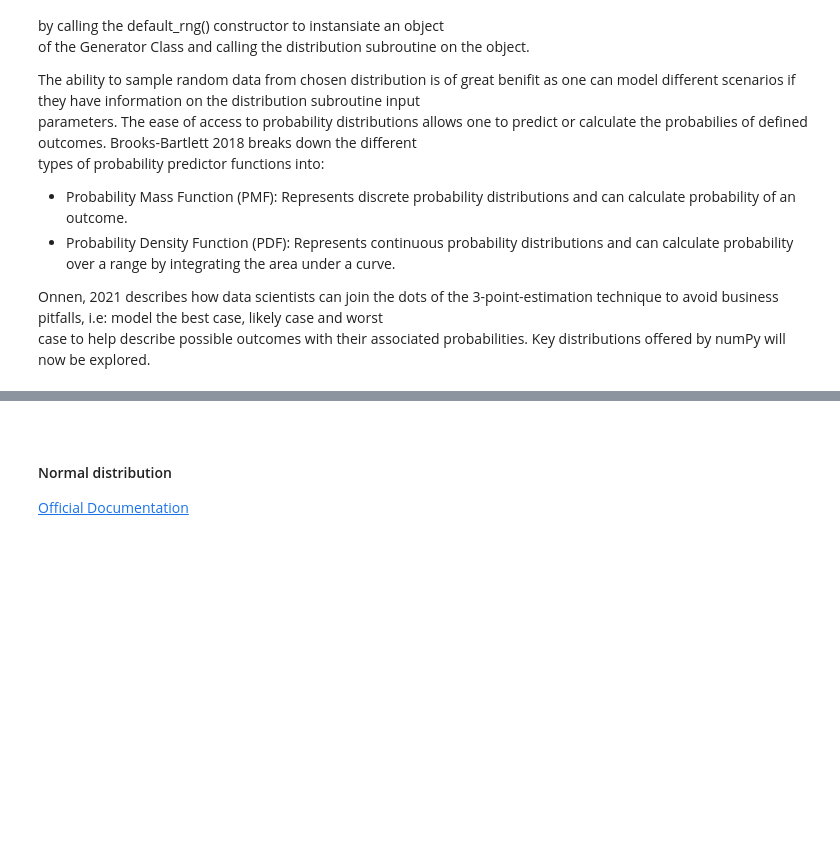
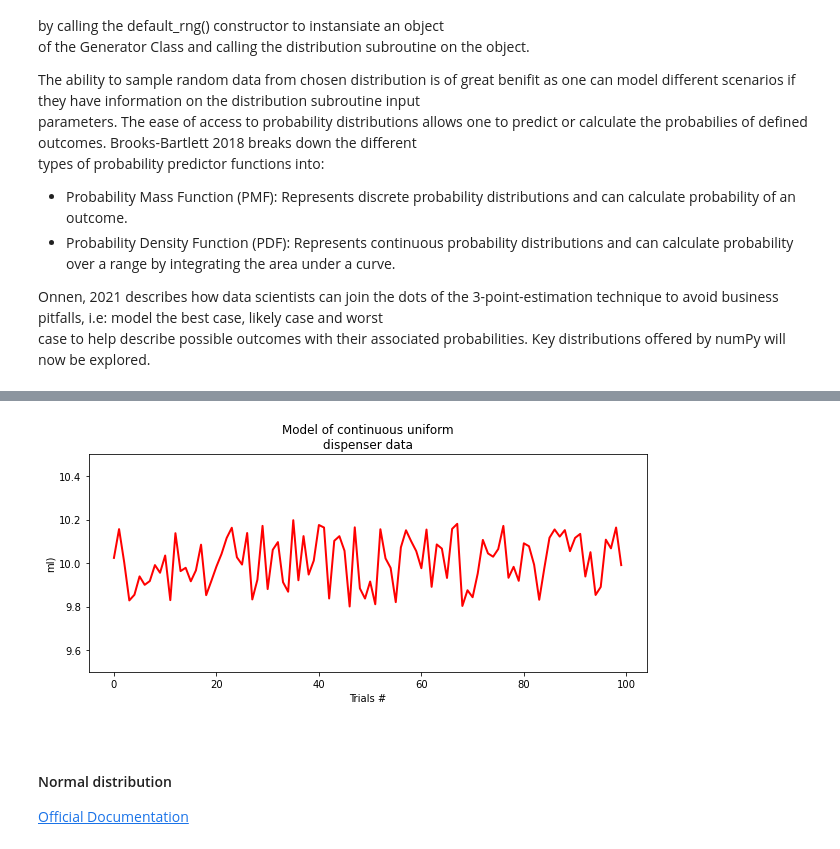
Before and after one commit to CiaranMoran27/numpy.random, a Jupyter notebook: numpy-random.ipynb, the cells around one changed output, grey strips where cells are left out. Saved outputs shown, nothing was run; the diff lists cells and outputs as text; code cells hidden in the pictures; blank space fills up the shorter version.

```diff
--- a/numpy-random.ipynb
+++ b/numpy-random.ipynb
@@ -252,3 +334,15 @@ case to help describe possible outcomes with their associated probabilities. Key
+# %%
+uniform_array = rng.uniform(9.8, 10.2, 100)                  # define normal array between wanted range
+trial_range = np.arange(0, 100, 1)                           # define x_axis array (trial #)
+
+fig, ax = plt.subplots(figsize = (10, 4))
+ax.plot(trial_range, uniform_array, linewidth=2, color='r')
+ax.set_title('Model of continuous uniform\ndispenser data')
+ax.set_xlabel('Trials #')
+ax.set_ylabel('ml)')
+ax.set_ylim([9.5, 10.5]);
+# %% [output]
+[figure, added]
 # %% [markdown]
 <br>
 
```
Also changed, not shown: parts of 9 cells of this notebook.
